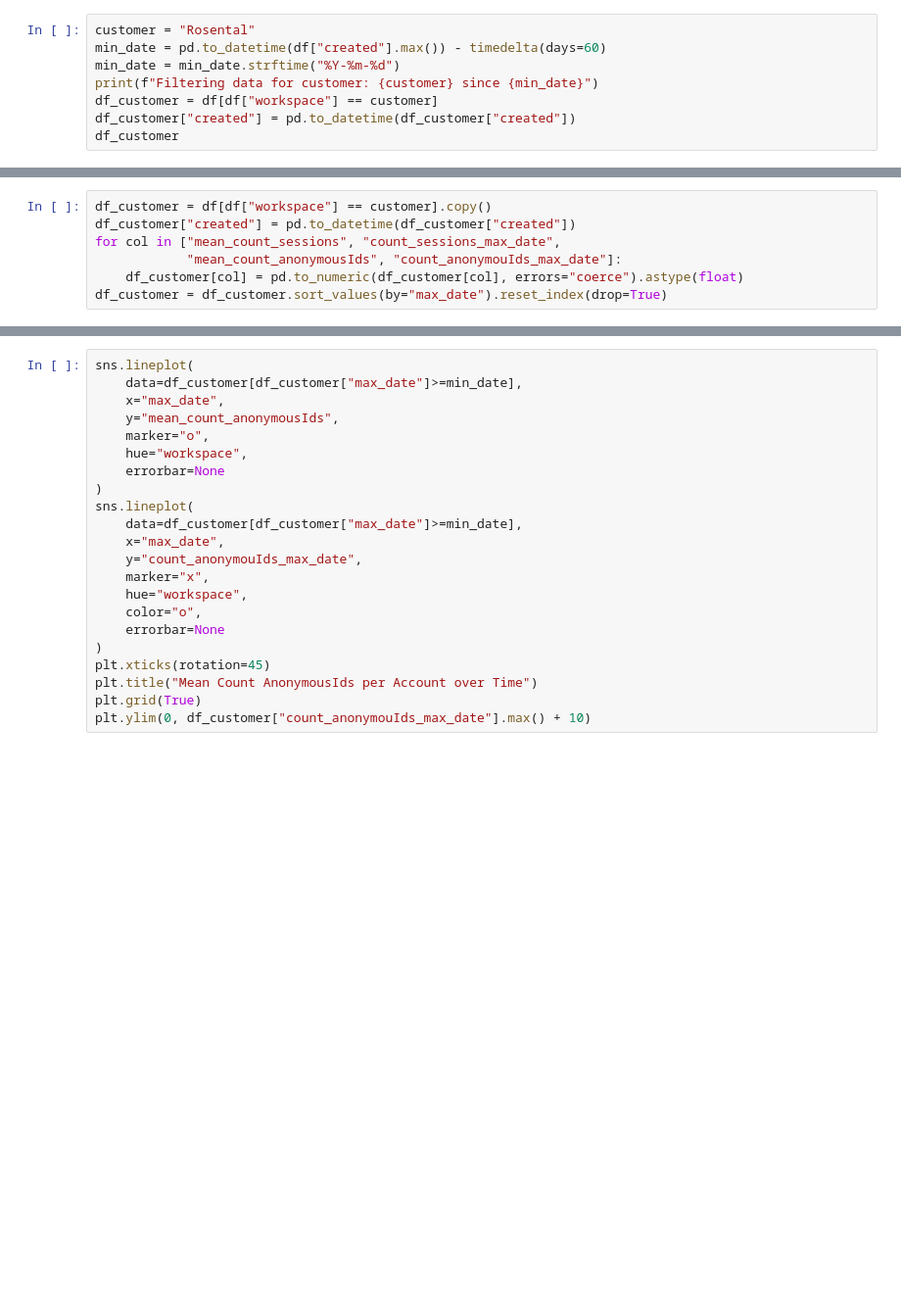
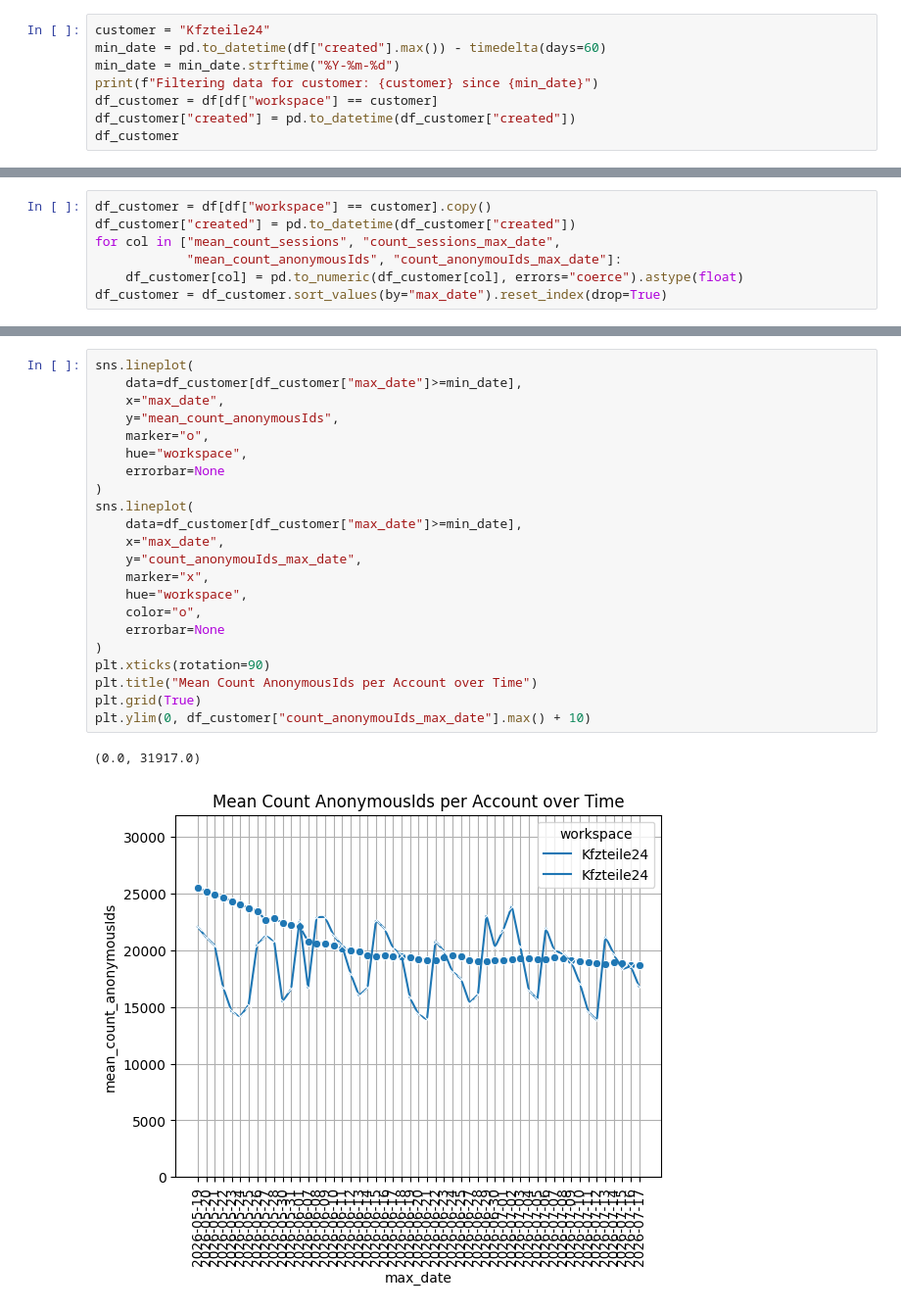
Before and after one commit to KaroPy/evaluation-and-execution-scripts, a Jupyter notebook: DataChecks/datashift/check_datashift.ipynb, the cells around one changed output, grey strips where cells are left out. Shown at 98% size. Saved outputs shown, nothing was run; the diff lists cells and outputs as text; blank space fills up the shorter version.

```diff
--- a/DataChecks/datashift/check_datashift.ipynb
+++ b/DataChecks/datashift/check_datashift.ipynb
@@ -50,7 +143,7 @@ df
 # %% [markdown]
 # Plot per customer
 # %%
-customer = "Rosental"
+customer = "Kfzteile24"
 min_date = pd.to_datetime(df["created"].max()) - timedelta(days=60)
 min_date = min_date.strftime("%Y-%m-%d")
 print(f"Filtering data for customer: {customer} since {min_date}")
@@ -92,22 +221,25 @@ df_customer["count_anonymouIds_max_date"].sort_values()
 # %%
 sns.lineplot(
     data=df_customer[df_customer["max_date"]>=min_date],
     x="max_date",
     y="mean_count_anonymousIds",
     marker="o",
     hue="workspace",
     errorbar=None
 )
 sns.lineplot(
     data=df_customer[df_customer["max_date"]>=min_date],
     x="max_date",
     y="count_anonymouIds_max_date",
     marker="x",
     hue="workspace",
     color="o",
     errorbar=None
 )
-plt.xticks(rotation=45)
+plt.xticks(rotation=90)
 plt.title("Mean Count AnonymousIds per Account over Time")
 plt.grid(True)
 plt.ylim(0, df_customer["count_anonymouIds_max_date"].max() + 10)
+# %% [output]
+(0.0, 31917.0)
+[figure, added]
```
Also changed, not shown: parts of 13 cells of this notebook, 19 other files.
